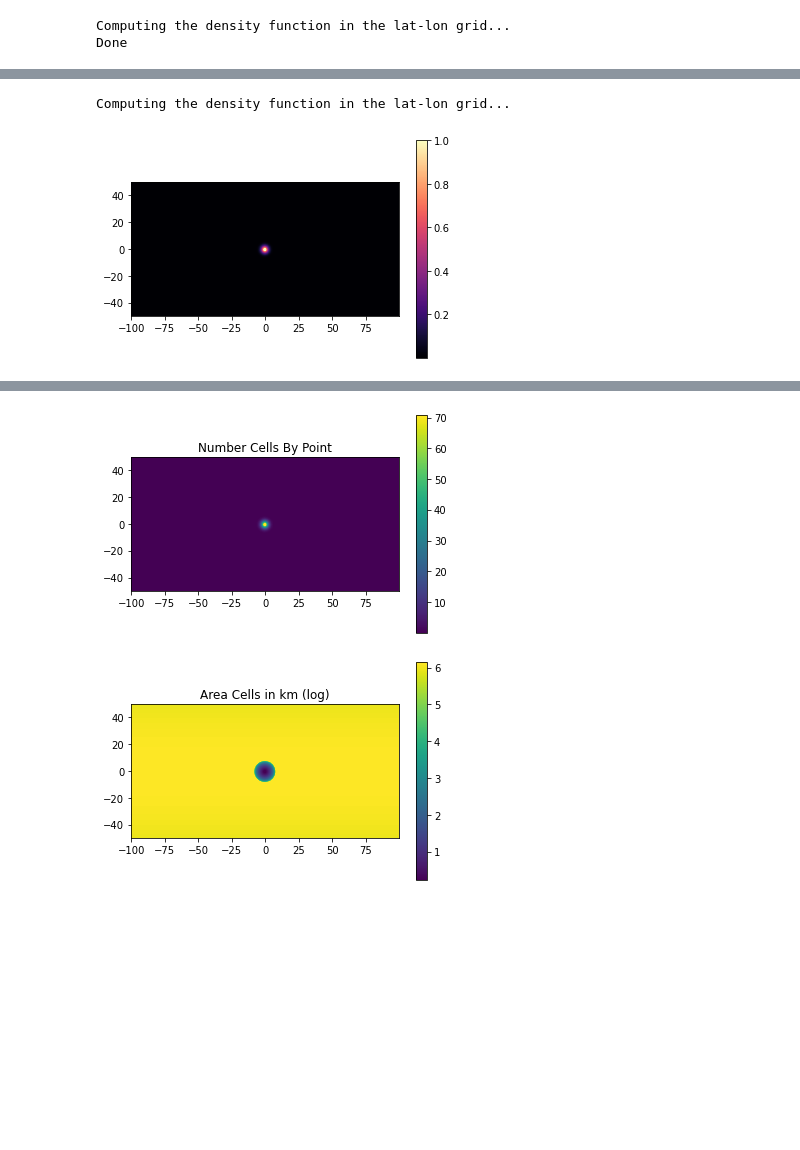
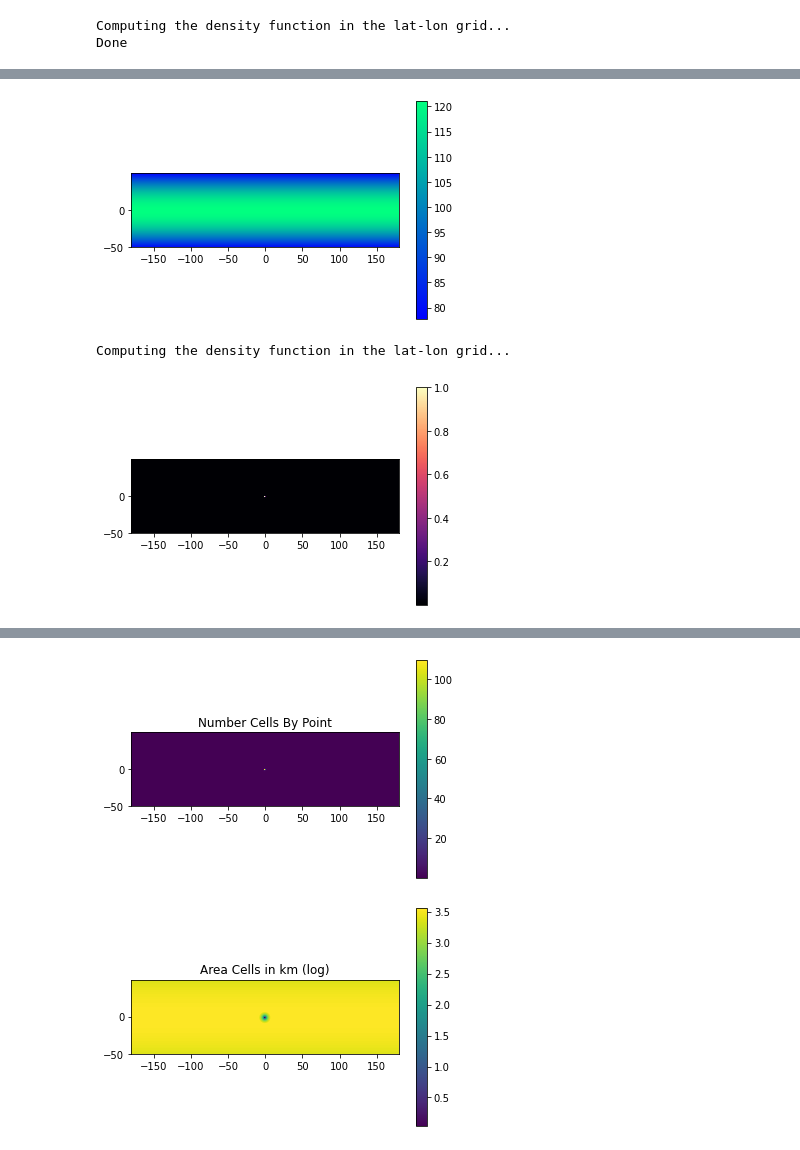
Before and after one commit to marta-gil/iModel, a Jupyter notebook: density-2-res.ipynb, the cells around one changed output, grey strips where cells are left out. Cells and saved outputs as stored; diff of their text form; code cells hidden in the pictures; blank space fills up the shorter version.

```diff
--- a/density-2-res.ipynb
+++ b/density-2-res.ipynb
@@ -120,18 +154,23 @@ plt.close()
 N_cells = 160000
 step = 0.1
 lats0 = np.arange(-50.0, 50.0, step)
-lons0 = np.arange(-100.0, 100.0, step)
+lons0 = np.arange(-180.0, 180.0, step)
 
 lons, lats = np.meshgrid(lons0, lats0)
 
-def areas(lat, lon, step=0.1):
-    stepv = np.full(lat.shape, step)
-    latsY = stepv*110
-    lonsX = step*110*abs(np.cos(np.radians(lats)))
-    area = latsY*lonsX
+def areas(lon, lat, step=0.1):
+    area1 = (step*110)**2*abs(np.cos(np.radians(lat)))
+    area = np.tile(area1, (lon.shape[0], 1)).transpose()
     return area
 
-area = areas(lons, lats, step=step)
+area = areas(lons0, lats0, step=step)
+
+fig, ax = plt.subplots()
+im = ax.pcolormesh(lons, lats, area, shading='nearest', cmap='winter')
+ax.set_aspect('equal')
+fig.colorbar(im, ax=ax)
+plt.show()
+
 
 # compute the density function in the lat-lon grid
 print("Computing the density function in the lat-lon grid...")
@@ -169,5 +208,6 @@ plt.title("Area Cells in km (log)")
 plt.show()
 plt.close()
 # %% [output]
+[figure, new version]
 Computing the density function in the lat-lon grid...
-[figure, old version]
+[figure, new version]
@@ -175,5 +215,5 @@ Computing the density function in the lat-lon grid...
-[figure, old version]
-[figure, old version]
+[figure, new version]
+[figure, added]
 # %%
 print(area_cells.shape)
 rangeareas = area_cells[len(lats0)//2, :]
```
Also changed, not shown: parts of 8 cells of this notebook, 4 other files.
